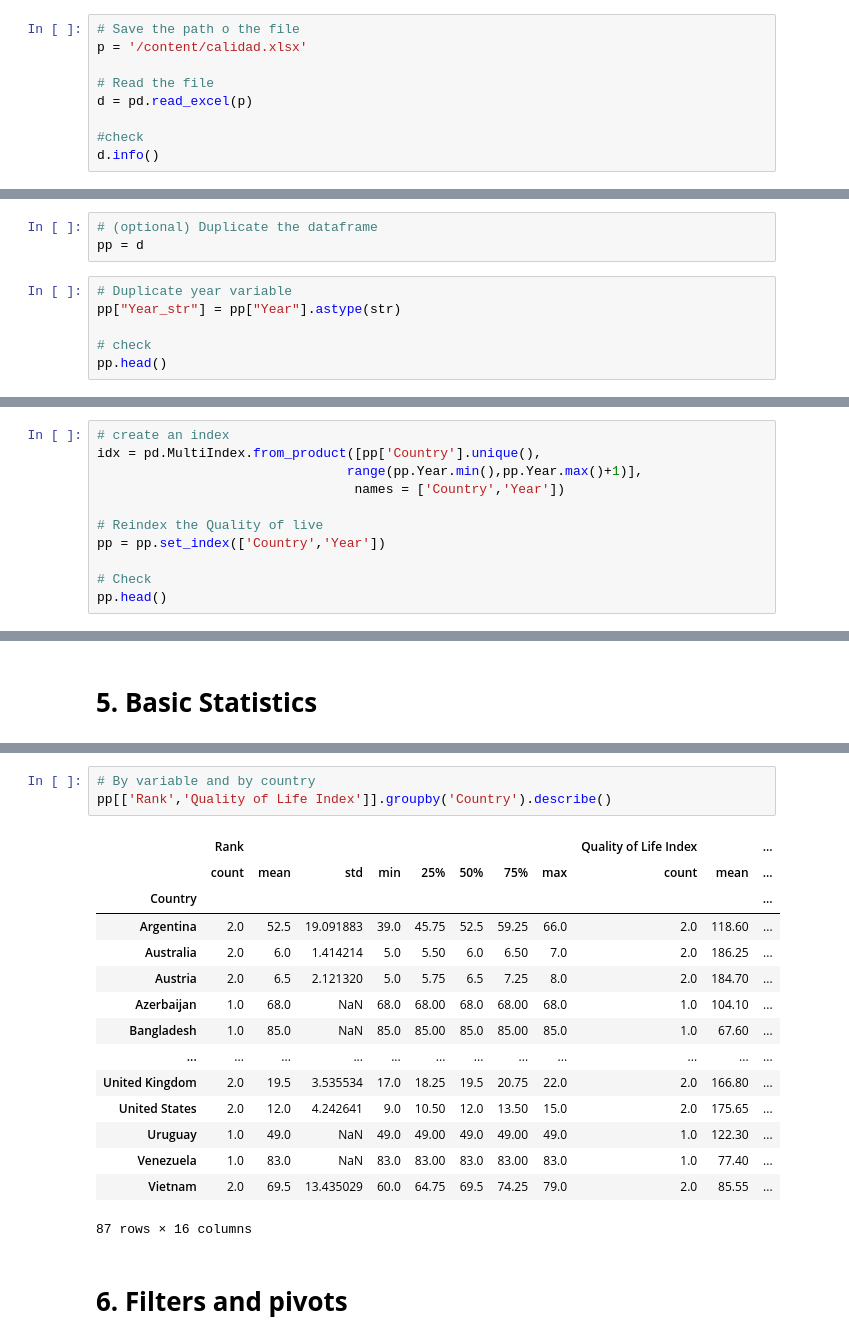
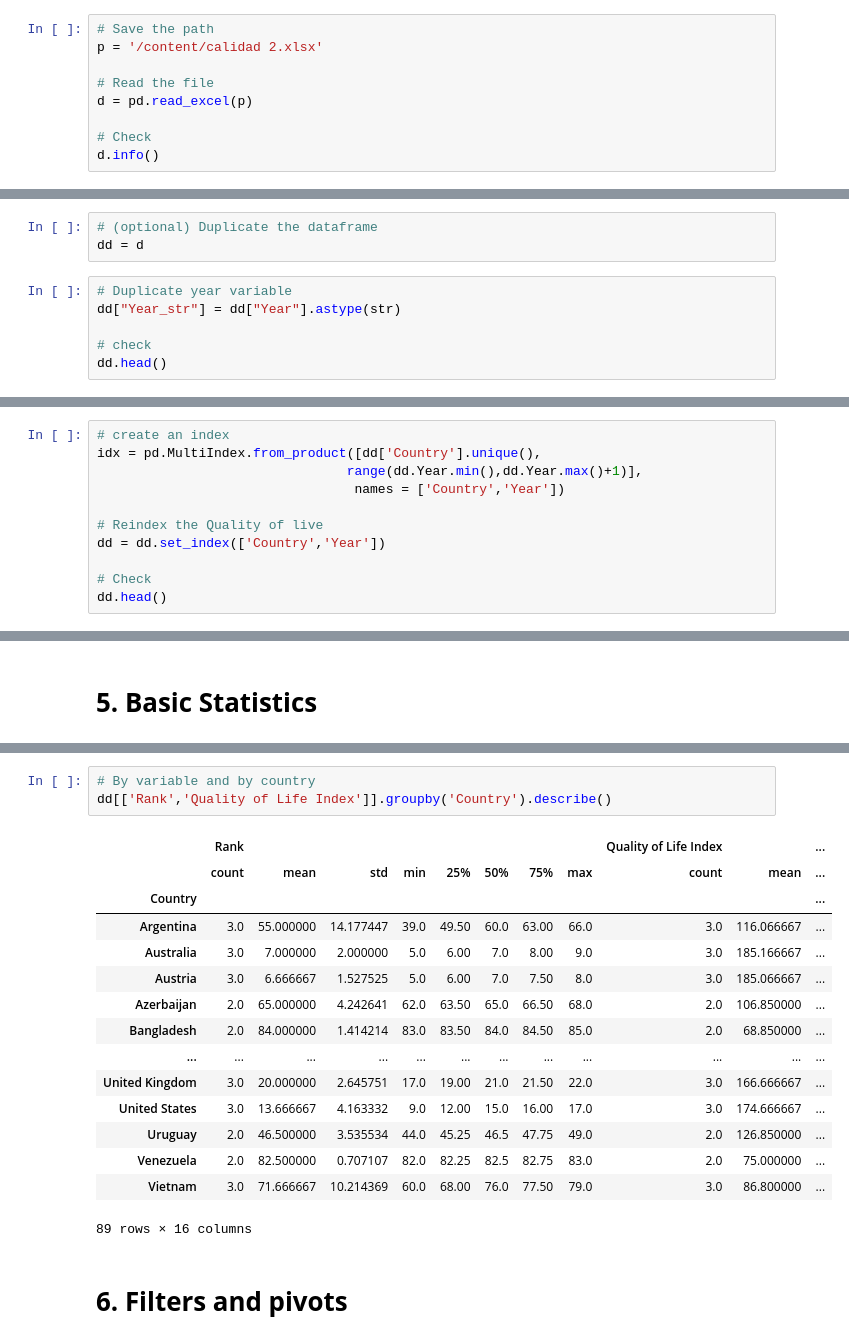
Before and after one commit to vvega7/Chanel7, a Jupyter notebook: Quality_of_life(exam_2).ipynb, the cells around one changed output, grey strips where cells are left out. Cells and saved outputs as stored; diff of their text form.

```diff
--- a/Quality_of_life(exam_2).ipynb
+++ b/Quality_of_life(exam_2).ipynb
@@ -15,12 +15,12 @@ from plotly.subplots import make_subplots
 # %% [markdown]
 #**2. Import**
 # %%
-# Save the path o the file
-p = '/content/calidad.xlsx'
+# Save the path
+p = '/content/calidad 2.xlsx'
 
 # Read the file
 d = pd.read_excel(p)
 
-#check
+# Check
 d.info()
 # %% [output]
@@ -71,13 +89,13 @@ p.head()
 #**A few more thing**
 # %%
 # (optional) Duplicate the dataframe
-pp = d
+dd = d
 # %%
 # Duplicate year variable
-pp["Year_str"] = pp["Year"].astype(str)
+dd["Year_str"] = dd["Year"].astype(str)
 
 # check
-pp.head()
+dd.head()
 # %% [output]
 |  | Year | Rank | Country | Quality of Life Index | Purchasing Power Index | Safety Index | ... |
 | 0 | 2018 | 1 | Denmark | 197.7 | 117.5 | 78.0 | ... |
@@ -89,15 +107,15 @@ pp.head()
 **4. Indexing**
 # %%
 # create an index
-idx = pd.MultiIndex.from_product([pp['Country'].unique(),
-                                range(pp.Year.min(),pp.Year.max()+1)],
+idx = pd.MultiIndex.from_product([dd['Country'].unique(),
+                                range(dd.Year.min(),dd.Year.max()+1)],
                                  names = ['Country','Year'])
 
 # Reindex the Quality of live
-pp = pp.set_index(['Country','Year'])
+dd = dd.set_index(['Country','Year'])
 
 # Check
-pp.head()
+dd.head()
 # %% [output]
 |  |  | Rank | Quality of Life Index | Purchasing Power Index | Safety Index | Health Care Index | ... |
 | Country | Year |  |  |  |  |  | ... |
@@ -133,22 +152,22 @@ pp[['Rank','Quality of Life Index']].groupby('Year').describe()
 # %%
 # By variable and by country
-pp[['Rank','Quality of Life Index']].groupby('Country').describe()
+dd[['Rank','Quality of Life Index']].groupby('Country').describe()
 # %% [output]
 |  | Rank |  |  |  |  |  |  |  | Quality of Life Index |  | ... |
 |  | count | mean | std | min | 25% | 50% | 75% | max | count | mean | ... |
 | Country |  |  |  |  |  |  |  |  |  |  | ... |
-| Argentina | 2.0 | 52.5 | 19.091883 | 39.0 | 45.75 | 52.5 | 59.25 | 66.0 | 2.0 | 118.60 | ... |
-| Australia | 2.0 | 6.0 | 1.414214 | 5.0 | 5.50 | 6.0 | 6.50 | 7.0 | 2.0 | 186.25 | ... |
-| Austria | 2.0 | 6.5 | 2.121320 | 5.0 | 5.75 | 6.5 | 7.25 | 8.0 | 2.0 | 184.70 | ... |
-| Azerbaijan | 1.0 | 68.0 | NaN | 68.0 | 68.00 | 68.0 | 68.00 | 68.0 | 1.0 | 104.10 | ... |
-| Bangladesh | 1.0 | 85.0 | NaN | 85.0 | 85.00 | 85.0 | 85.00 | 85.0 | 1.0 | 67.60 | ... |
+| Argentina | 3.0 | 55.000000 | 14.177447 | 39.0 | 49.50 | 60.0 | 63.00 | 66.0 | 3.0 | 116.066667 | ... |
+| Australia | 3.0 | 7.000000 | 2.000000 | 5.0 | 6.00 | 7.0 | 8.00 | 9.0 | 3.0 | 185.166667 | ... |
+| Austria | 3.0 | 6.666667 | 1.527525 | 5.0 | 6.00 | 7.0 | 7.50 | 8.0 | 3.0 | 185.066667 | ... |
+| Azerbaijan | 2.0 | 65.000000 | 4.242641 | 62.0 | 63.50 | 65.0 | 66.50 | 68.0 | 2.0 | 106.850000 | ... |
+| Bangladesh | 2.0 | 84.000000 | 1.414214 | 83.0 | 83.50 | 84.0 | 84.50 | 85.0 | 2.0 | 68.850000 | ... |
 | ... | ... | ... | ... | ... | ... | ... | ... | ... | ... | ... | ... |
-| United Kingdom | 2.0 | 19.5 | 3.535534 | 17.0 | 18.25 | 19.5 | 20.75 | 22.0 | 2.0 | 166.80 | ... |
-| United States | 2.0 | 12.0 | 4.242641 | 9.0 | 10.50 | 12.0 | 13.50 | 15.0 | 2.0 | 175.65 | ... |
-| Uruguay | 1.0 | 49.0 | NaN | 49.0 | 49.00 | 49.0 | 49.00 | 49.0 | 1.0 | 122.30 | ... |
-| Venezuela | 1.0 | 83.0 | NaN | 83.0 | 83.00 | 83.0 | 83.00 | 83.0 | 1.0 | 77.40 | ... |
-| Vietnam | 2.0 | 69.5 | 13.435029 | 60.0 | 64.75 | 69.5 | 74.25 | 79.0 | 2.0 | 85.55 | ... |
+| United Kingdom | 3.0 | 20.000000 | 2.645751 | 17.0 | 19.00 | 21.0 | 21.50 | 22.0 | 3.0 | 166.666667 | ... |
+| United States | 3.0 | 13.666667 | 4.163332 | 9.0 | 12.00 | 15.0 | 16.00 | 17.0 | 3.0 | 174.666667 | ... |
+| Uruguay | 2.0 | 46.500000 | 3.535534 | 44.0 | 45.25 | 46.5 | 47.75 | 49.0 | 2.0 | 126.850000 | ... |
+| Venezuela | 2.0 | 82.500000 | 0.707107 | 82.0 | 82.25 | 82.5 | 82.75 | 83.0 | 2.0 | 75.000000 | ... |
+| Vietnam | 3.0 | 71.666667 | 10.214369 | 60.0 | 68.00 | 76.0 | 77.50 | 79.0 | 3.0 | 86.800000 | ... |
-87 rows × 16 columns
+89 rows × 16 columns
 # %% [markdown]
 # **6. Filters and pivots**
 # %% [markdown]
```
Also changed, not shown: parts of 12 cells of this notebook.
